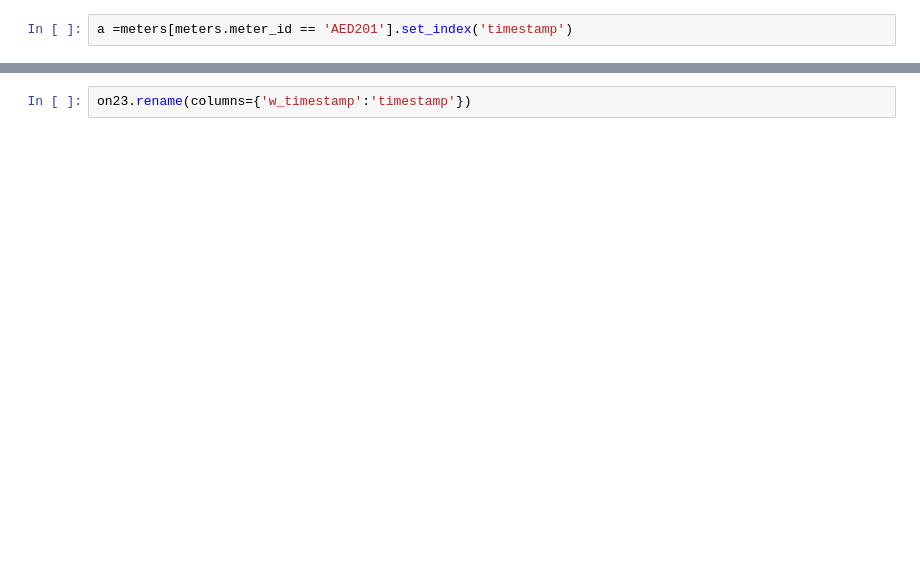
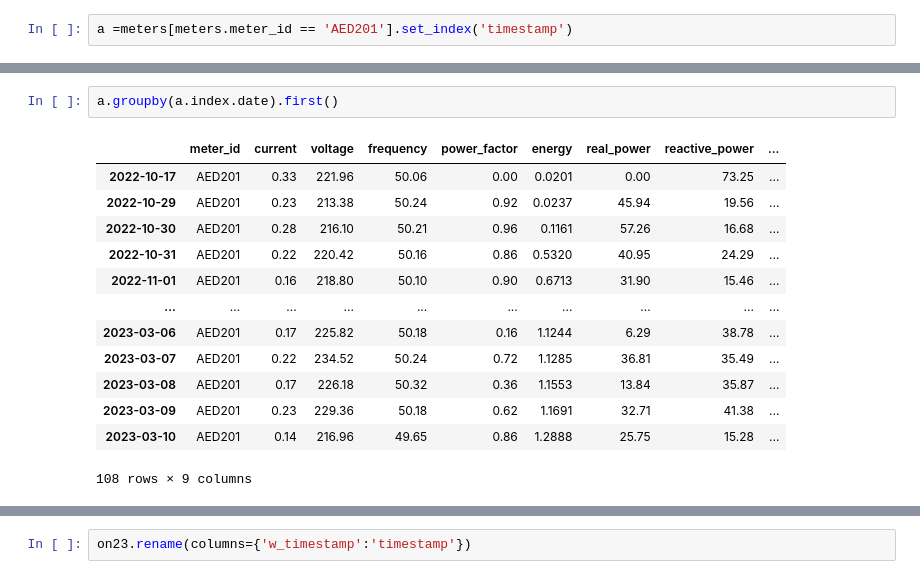
Before and after one commit to Oluwajuwon-O/project_notebooks, a Jupyter notebook: Forecasting/Comparing forecasts.ipynb, the cells around one changed output, grey strips where cells are left out. Cells and saved outputs as stored; diff of their text form; blank space fills up the shorter version.

```diff
--- a/Forecasting/Comparing forecasts.ipynb
+++ b/Forecasting/Comparing forecasts.ipynb
@@ -37 +56,17 @@ a
+# %%
+a.groupby(a.index.date).first()
+# %% [output]
+|  | meter_id | current | voltage | frequency | power_factor | energy | real_power | reactive_power | ... |
+| 2022-10-17 | AED201 | 0.33 | 221.96 | 50.06 | 0.00 | 0.0201 | 0.00 | 73.25 | ... |
+| 2022-10-29 | AED201 | 0.23 | 213.38 | 50.24 | 0.92 | 0.0237 | 45.94 | 19.56 | ... |
+| 2022-10-30 | AED201 | 0.28 | 216.10 | 50.21 | 0.96 | 0.1161 | 57.26 | 16.68 | ... |
+| 2022-10-31 | AED201 | 0.22 | 220.42 | 50.16 | 0.86 | 0.5320 | 40.95 | 24.29 | ... |
+| 2022-11-01 | AED201 | 0.16 | 218.80 | 50.10 | 0.90 | 0.6713 | 31.90 | 15.46 | ... |
+| ... | ... | ... | ... | ... | ... | ... | ... | ... | ... |
+| 2023-03-06 | AED201 | 0.17 | 225.82 | 50.18 | 0.16 | 1.1244 | 6.29 | 38.78 | ... |
+| 2023-03-07 | AED201 | 0.22 | 234.52 | 50.24 | 0.72 | 1.1285 | 36.81 | 35.49 | ... |
+| 2023-03-08 | AED201 | 0.17 | 226.18 | 50.32 | 0.36 | 1.1553 | 13.84 | 35.87 | ... |
+| 2023-03-09 | AED201 | 0.23 | 229.36 | 50.18 | 0.62 | 1.1691 | 32.71 | 41.38 | ... |
+| 2023-03-10 | AED201 | 0.14 | 216.96 | 49.65 | 0.86 | 1.2888 | 25.75 | 15.28 | ... |
+108 rows × 9 columns
 # %%
```
Also changed, not shown: parts of 10 cells of this notebook.
